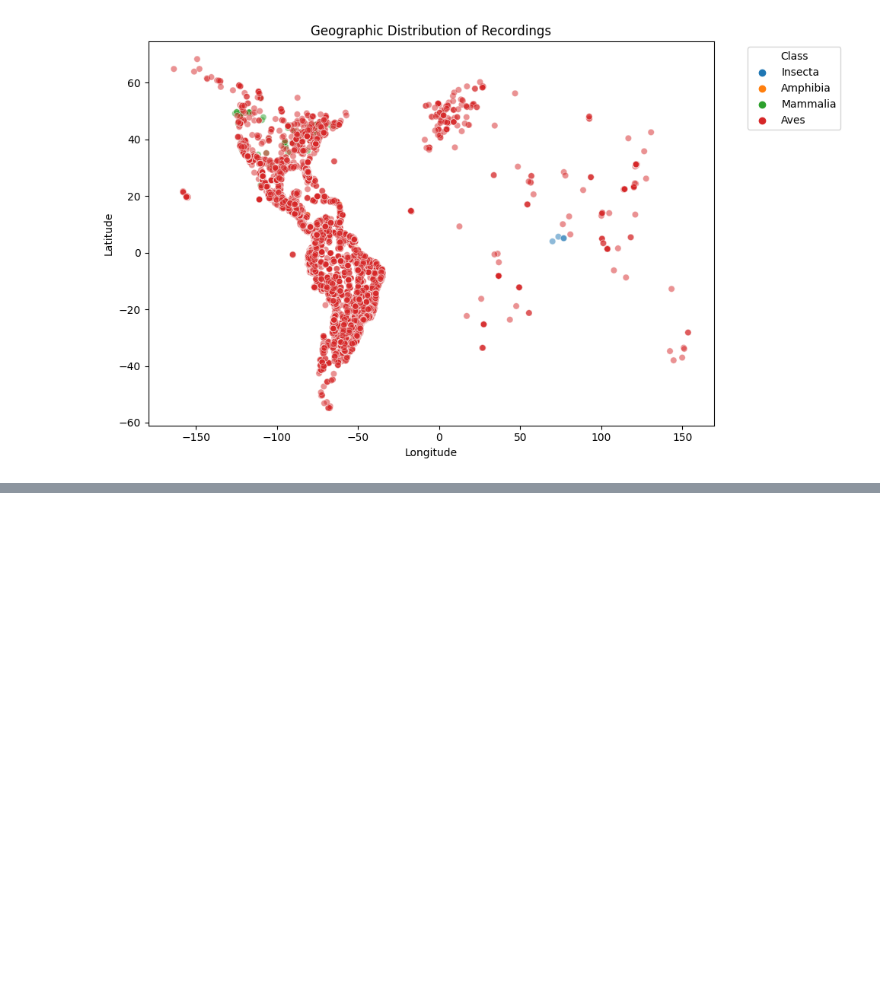
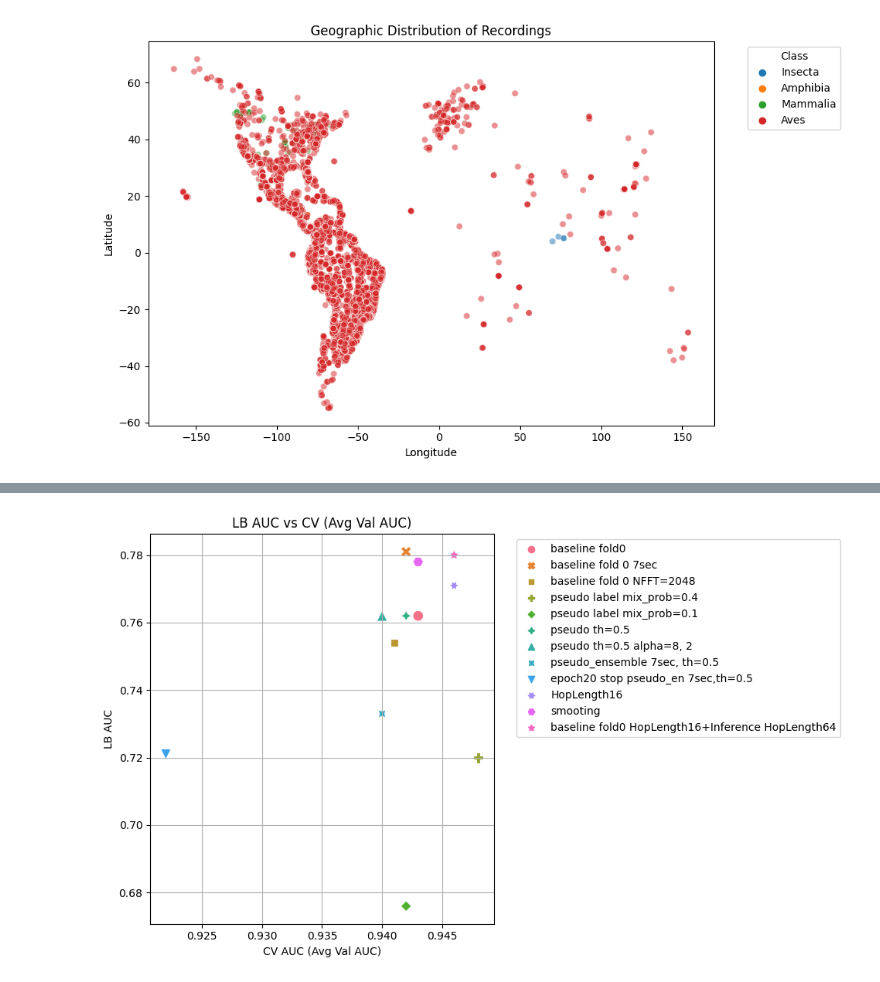
Before and after one commit to junya737/birdclef-2025, a Jupyter notebook: scripts/eda_2.ipynb, the cells around one changed output, grey strips where cells are left out. Cells and saved outputs as stored; diff of their text form; code cells hidden in the pictures; blank space fills up the shorter version.

```diff
--- a/scripts/eda_2.ipynb
+++ b/scripts/eda_2.ipynb
@@ -399,2 +401,38 @@ play_audio("ywcpar/iNat922688.ogg", cfg.train_datadir)
 # %% [output]
 [interactive output not drawn]
+# %%
+# LBとCVの比較
+data = [
+    {"Note": "baseline fold0", "LB AUC": 0.762, "Avg Val Auc": 0.943},
+    {"Note": "baseline fold 0 7sec", "LB AUC": 0.781, "Avg Val Auc": 0.942},
+    {"Note": "baseline fold 0 NFFT=2048", "LB AUC": 0.754, "Avg Val Auc": 0.941},
+    {"Note": "baseline fold 0 NFFT=2048, epoch=20", "LB AUC": None, "Avg Val Auc": 0.942},
+    {"Note": "pseudo label mix_prob=0.4", "LB AUC": 0.720, "Avg Val Auc": 0.948},
+    {"Note": "pseudo label mix_prob=0.1", "LB AUC": 0.676, "Avg Val Auc": 0.942},
+    {"Note": "pseudo th=0.5", "LB AUC": 0.762, "Avg Val Auc": 0.942},
+    {"Note": "pseudo th=0.5 alpha=8, 2", "LB AUC": 0.762, "Avg Val Auc": 0.940},
+    {"Note": "pseudo_ensemble 7sec, th=0.5", "LB AUC": 0.733, "Avg Val Auc": 0.940},
+    {"Note": "epoch20 stop pseudo_en 7sec,th=0.5", "LB AUC": 0.721, "Avg Val Auc": 0.922},
+    {"Note": "baseline batch128", "LB AUC": None, "Avg Val Auc": 0.923},
+    {"Note": "baseline batch128 epoch20", "LB AUC": None, "Avg Val Auc": 0.935},
+    {"Note": "HopLength16", "LB AUC": 0.771, "Avg Val Auc": 0.946},
+    {"Note": "smooting", "LB AUC": 0.778, "Avg Val Auc": 0.943},
+    {"Note": "FabioHead", "LB AUC": None, "Avg Val Auc": 0.945},
+    {"Note": "baseline fold0 HopLength16+Inference HopLength64", "LB AUC": 0.780, "Avg Val Auc": 0.946}
+]
+
+# DataFrameの作成とプロット
+auc_df = pd.DataFrame(data)
+auc_df_plot = auc_df.dropna()
+
+plt.figure(figsize=(10, 6))
+sns.scatterplot(data=auc_df_plot, x="Avg Val Auc", y="LB AUC", hue="Note", style="Note", s=100)
+plt.title("LB AUC vs CV (Avg Val AUC)")
+plt.xlabel("CV AUC (Avg Val AUC)")
+plt.ylabel("LB AUC")
+plt.legend(bbox_to_anchor=(1.05, 1), loc='upper left')
+plt.grid(True)
+plt.tight_layout()
+plt.show()
+# %% [output]
+[figure, added]
```
Also changed, not shown: parts of 15 cells of this notebook.
